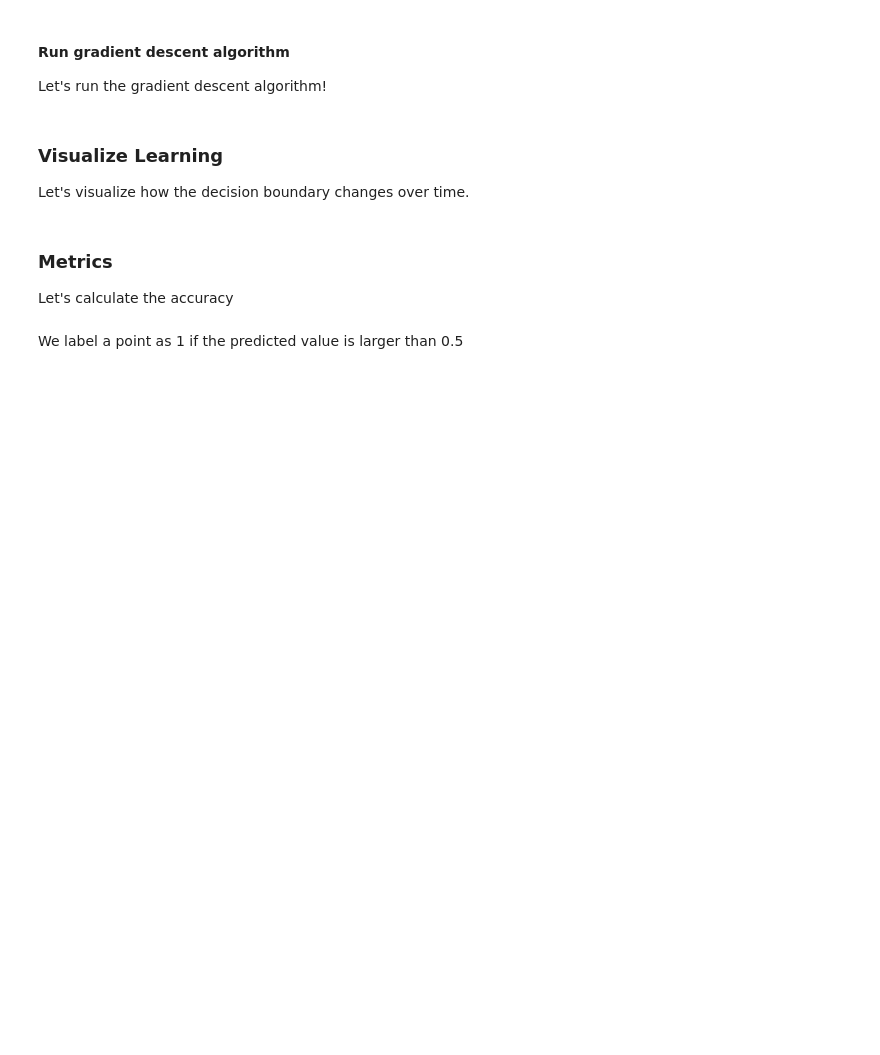
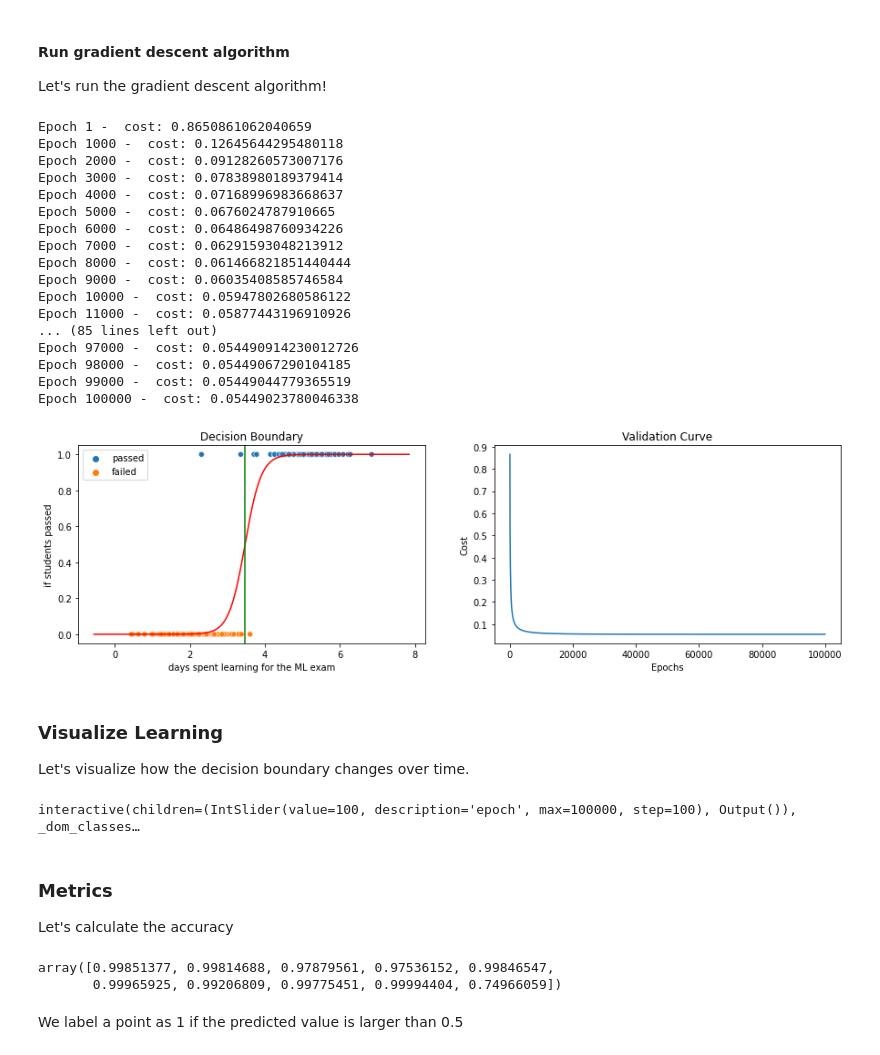
Before and after one commit to dave1b/ADML, a Jupyter notebook: 05 Classification/Logistic Regression.ipynb, the cells around one changed output. Cells and saved outputs as stored; diff of their text form; code cells hidden in the pictures; blank space fills up the shorter version.

```diff
--- a/05 Classification/Logistic Regression.ipynb
+++ b/05 Classification/Logistic Regression.ipynb
@@ -62,7 +74,7 @@ $$
 # %%
 def sigmoid(z):
     # START YOUR CODE
-
+    s = 1 / (1 + np.exp(-z))
     # END YOUR CODE
     return s
 # %%
@@ -77,7 +92,7 @@ plt.plot(x, sigmoid(x))
 # %%
 def predict(X, theta0, theta1):
     # START YOUR CODE
-
+    y_pred = sigmoid(theta0 + (X*theta1))
     # END YOUR CODE
     return y_pred
 # %%
@@ -131,7 +153,8 @@ where $h(\boldsymbol\theta,\mathbf{X_i})=\sigma\left(\mathbf{X_i}^T\boldsymbol\t
 # %%
 def cost_function(y, y_pred):
     # START YOUR CODE
-
+    n = y.shape[0]
+    cost = - (1/n) * np.sum(y * np.log(y_pred) + (1 - y) * np.log(1- y_pred))
 
     # END YOUR CODE
     return cost
@@ -255,21 +273,40 @@ def plot_validation_curve(costs, ax=None):
 Let's run the gradient descent algorithm!
 # %%
 alpha = 0.1
-num_epochs = 10000
+num_epochs = 100000
 
 theta0, theta1, hist = fit(X, y, alpha, num_epochs, display_every=1000)
 
 fig, ax = plt.subplots(ncols=2, figsize=(15,4))
 
 # scatter plot
 legend_map = {0: 'failed', 1: 'passed'}
 ax[0] = sns.scatterplot(X, y, hue=pd.Series(y).map(legend_map), ax=ax[0])
 ax[0].set_xlabel('days spent learning for the ML exam')
 ax[0].set_ylabel('if students passed')
 plot_decision_boundary(X, theta0, theta1, ax[0])
 
 # validation curve
 plot_validation_curve(hist["cost"], ax=ax[1])
+# %% [output]
+Epoch 1 -  cost: 0.8650861062040659
+Epoch 1000 -  cost: 0.12645644295480118
+Epoch 2000 -  cost: 0.09128260573007176
+Epoch 3000 -  cost: 0.07838980189379414
+Epoch 4000 -  cost: 0.07168996983668637
+Epoch 5000 -  cost: 0.0676024787910665
+Epoch 6000 -  cost: 0.06486498760934226
+Epoch 7000 -  cost: 0.06291593048213912
+Epoch 8000 -  cost: 0.061466821851440444
+Epoch 9000 -  cost: 0.06035408585746584
+Epoch 10000 -  cost: 0.05947802680586122
+Epoch 11000 -  cost: 0.05877443196910926
+... (85 lines left out)
+Epoch 97000 -  cost: 0.054490914230012726
+Epoch 98000 -  cost: 0.05449067290104185
+Epoch 99000 -  cost: 0.05449044779365519
+Epoch 100000 -  cost: 0.05449023780046338
+[figure, added]
 # %% [markdown]
 ### Visualize Learning
 Let's visualize how the decision boundary changes over time.
@@ -284,12 +321,17 @@ def visualize_learning(epoch=100):
         epoch += 1
     plot_decision_boundary(X, hist["theta0"][epoch-1], hist["theta1"][epoch-1], ax)
     plt.show()
+# %% [output]
+interactive(children=(IntSlider(value=100, description='epoch', max=100000, step=100), Output()), _dom_classes…
 # %% [markdown]
 ### Metrics
 Let's calculate the accuracy
 # %%
 y_pred = predict(X, theta0, theta1)
 y_pred[0:10]
+# %% [output]
+array([0.99851377, 0.99814688, 0.97879561, 0.97536152, 0.99846547,
+       0.99965925, 0.99206809, 0.99775451, 0.99994404, 0.74966059])
 # %% [markdown]
 We label a point as 1 if the predicted value is larger than 0.5
 # %%
```
Also changed, not shown: parts of 15 cells of this notebook, 1 other file.
